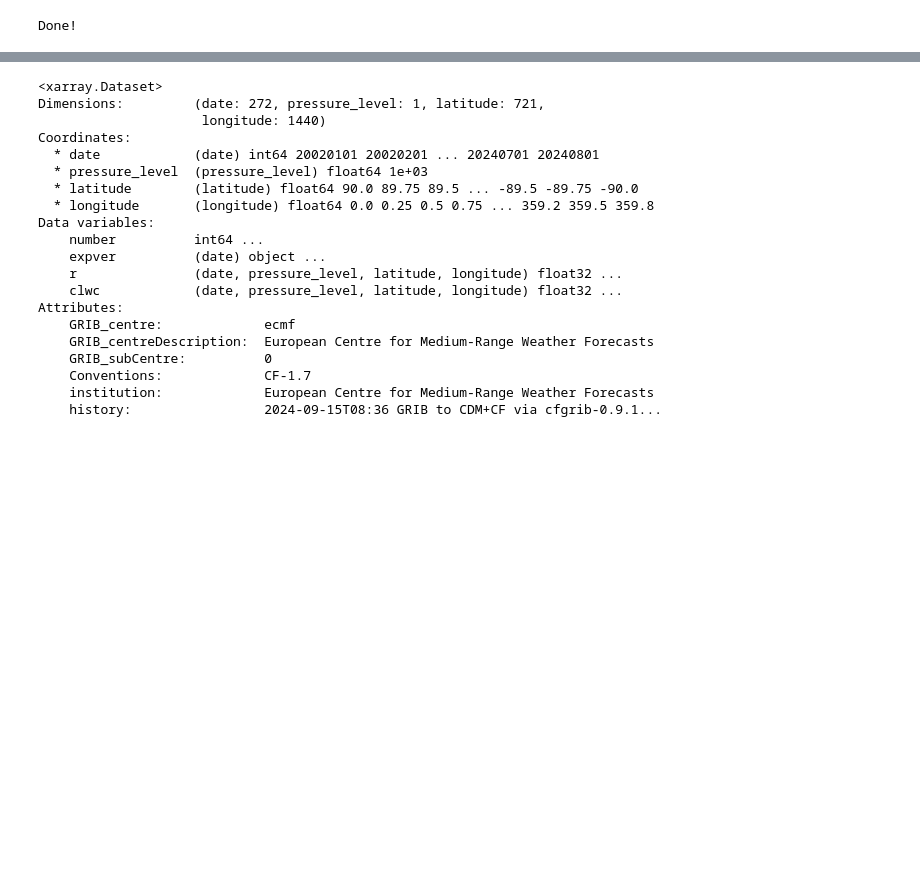
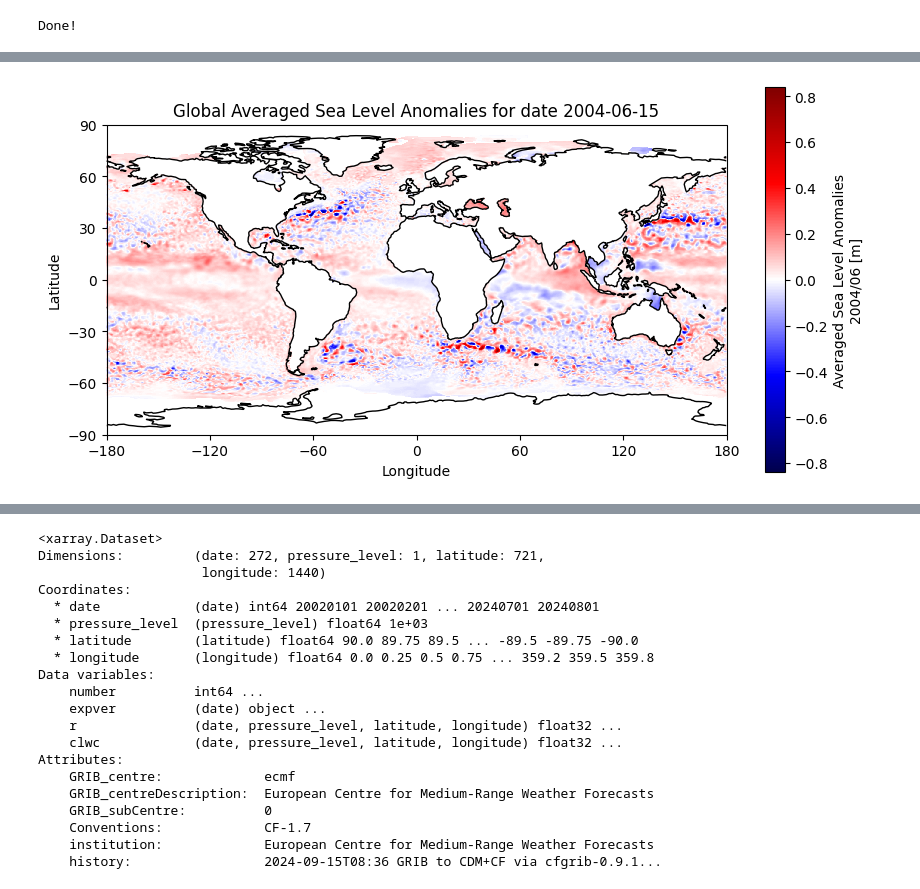
Before and after one commit to Ainard09/ai4ls_2_water_prediction, a Jupyter notebook: Task_2/CSR_GRACE.ipynb, the cells around one changed output, grey strips where cells are left out. Saved outputs shown, nothing was run; the diff lists cells and outputs as text; code cells hidden in the pictures; blank space fills up the shorter version.

```diff
--- a/Task_2/CSR_GRACE.ipynb
+++ b/Task_2/CSR_GRACE.ipynb
@@ -570,0 +575,4 @@ Done!
+# %%
+# https://cds-beta.climate.copernicus.eu/datasets/satellite-sea-level-global?tab=overview
+sea_level = xr.open_dataset("/Users/azeez/water_prediction/ai4ls_2_water_prediction/data/sea-level/dt_global_twosat_phy_l4_200406_vDT2021-M01.nc")
+sea_level
@@ -570,0 +627,5 @@ Done!
+# %%
+# plot the map of sea level anomalies
+plot_map(sea_level, "sla", title="Global Averaged Sea Level Anomalies")
+# %% [output]
+[figure, added]
```
Also changed, not shown: parts of 20 cells of this notebook.
